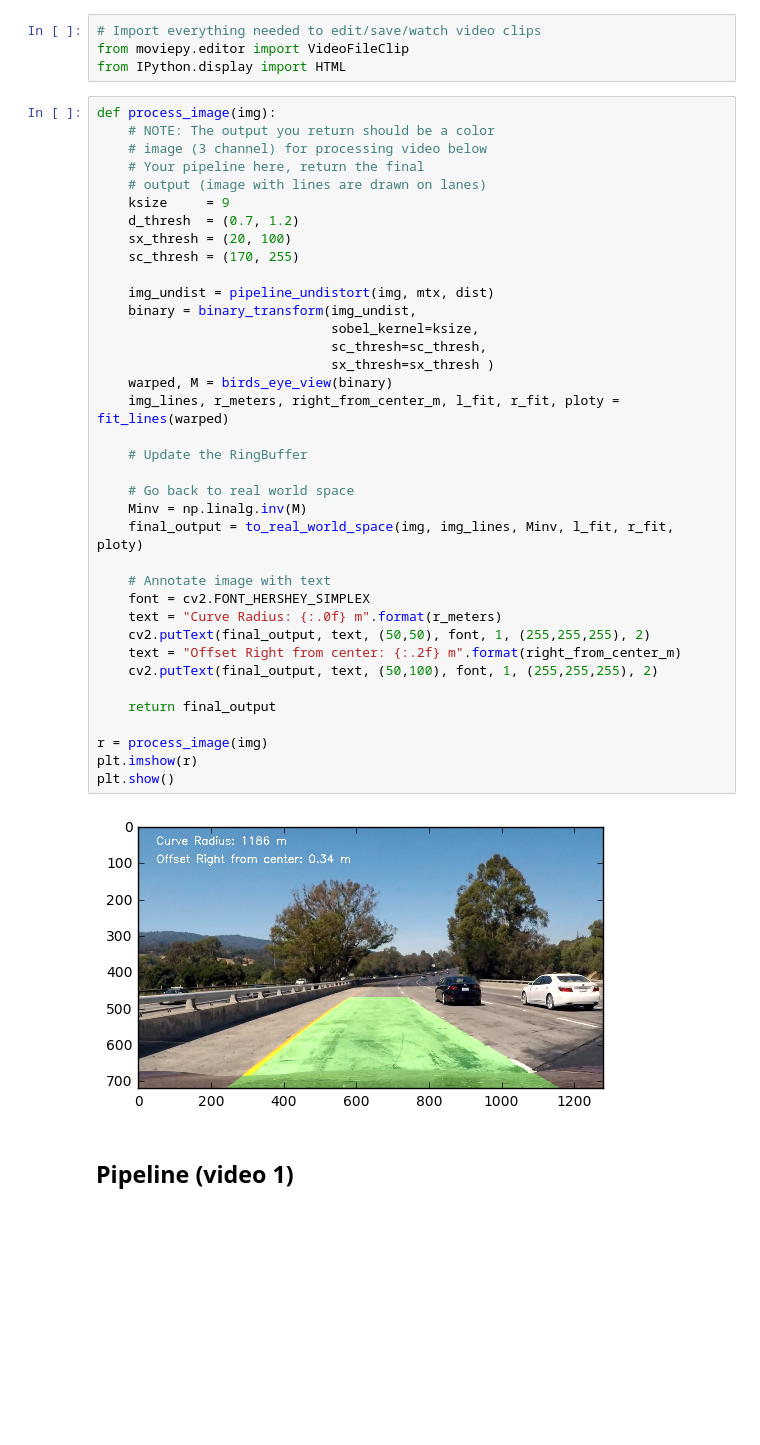
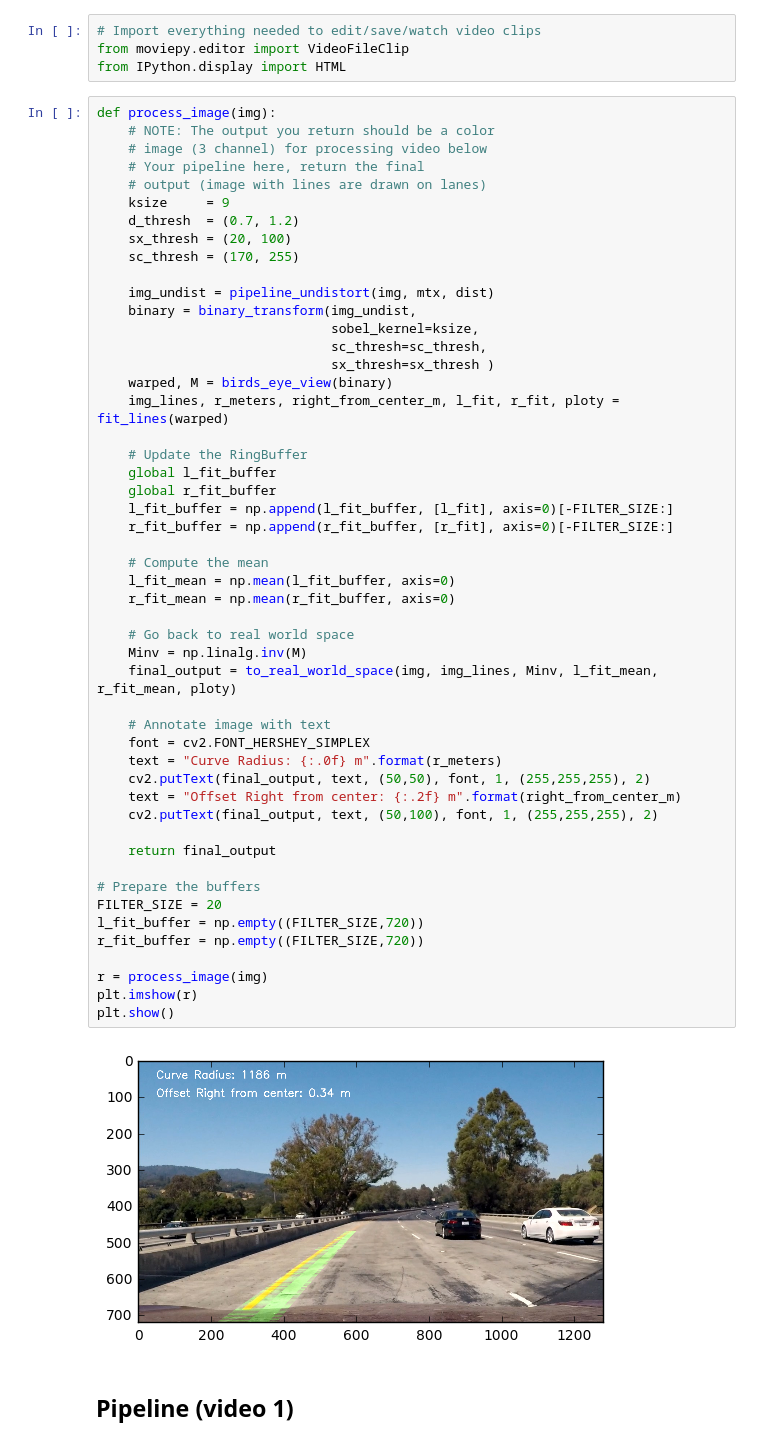
Before and after one commit to Nallo/CarND-P4-Advanced-Lane-Lines, a Jupyter notebook: notebooks/pipeline.ipynb, the cells around one changed output. Drawn from its saved outputs; the diff is of its cells as text; blank space fills up the shorter version.

Commit message:
Add signal filter (order: 20)
Signed-off-by: Stefano Martinallo <stefano@sherlock.bike>

```diff
--- a/notebooks/pipeline.ipynb
+++ b/notebooks/pipeline.ipynb
@@ -373,35 +373,48 @@ def process_image(img):
     d_thresh  = (0.7, 1.2)
     sx_thresh = (20, 100)
     sc_thresh = (170, 255)
 
     img_undist = pipeline_undistort(img, mtx, dist)
     binary = binary_transform(img_undist,
                               sobel_kernel=ksize,
                               sc_thresh=sc_thresh,
                               sx_thresh=sx_thresh )
     warped, M = birds_eye_view(binary)
     img_lines, r_meters, right_from_center_m, l_fit, r_fit, ploty = fit_lines(warped)
 
     # Update the RingBuffer
+    global l_fit_buffer
+    global r_fit_buffer
+    l_fit_buffer = np.append(l_fit_buffer, [l_fit], axis=0)[-FILTER_SIZE:]
+    r_fit_buffer = np.append(r_fit_buffer, [r_fit], axis=0)[-FILTER_SIZE:]
+
+    # Compute the mean
+    l_fit_mean = np.mean(l_fit_buffer, axis=0)
+    r_fit_mean = np.mean(r_fit_buffer, axis=0)
 
     # Go back to real world space
     Minv = np.linalg.inv(M)
-    final_output = to_real_world_space(img, img_lines, Minv, l_fit, r_fit, ploty)
+    final_output = to_real_world_space(img, img_lines, Minv, l_fit_mean, r_fit_mean, ploty)
 
     # Annotate image with text
     font = cv2.FONT_HERSHEY_SIMPLEX
     text = "Curve Radius: {:.0f} m".format(r_meters)
     cv2.putText(final_output, text, (50,50), font, 1, (255,255,255), 2)
     text = "Offset Right from center: {:.2f} m".format(right_from_center_m)
     cv2.putText(final_output, text, (50,100), font, 1, (255,255,255), 2)
 
     return final_output
 
+# Prepare the buffers
+FILTER_SIZE = 20
+l_fit_buffer = np.empty((FILTER_SIZE,720))
+r_fit_buffer = np.empty((FILTER_SIZE,720))
+
 r = process_image(img)
 plt.imshow(r)
 plt.show()
 # %% [output]
-[figure, old version]
+[figure, new version]
 # %% [markdown]
 ## Pipeline (video 1)
 # %%
```
Also changed, not shown: parts of 1 cell of this notebook.
